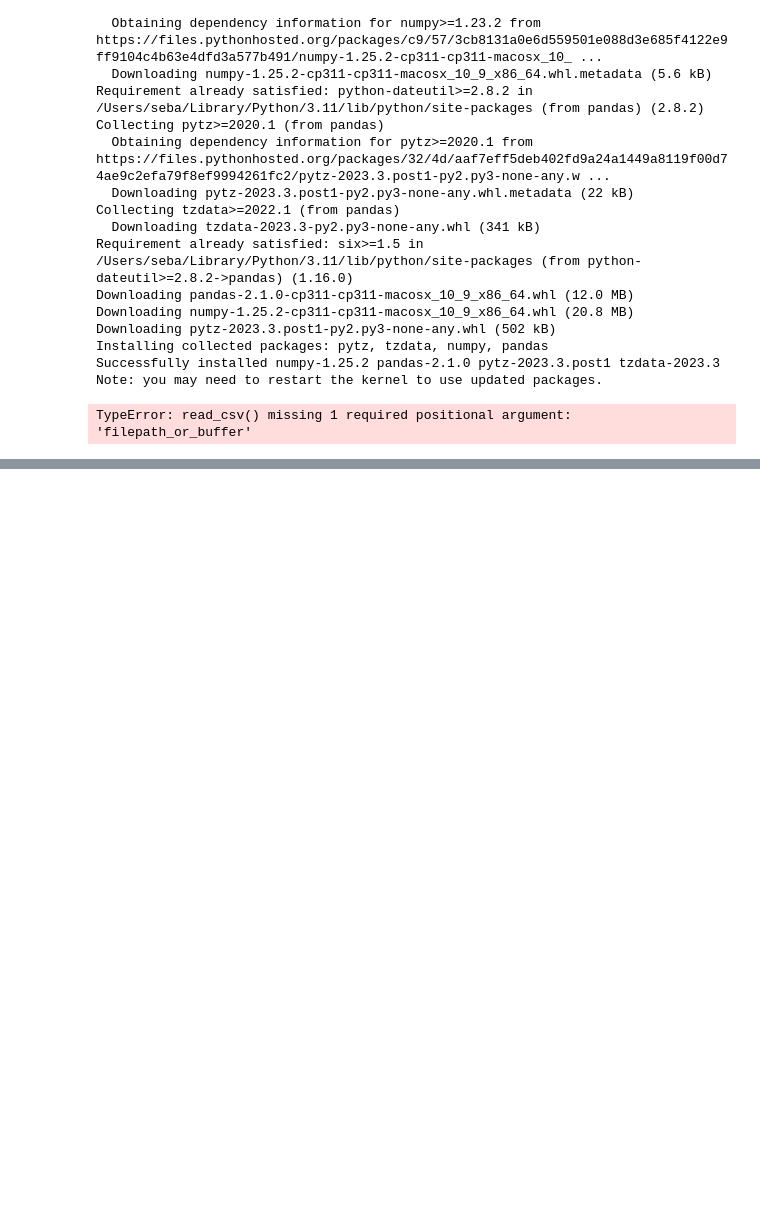
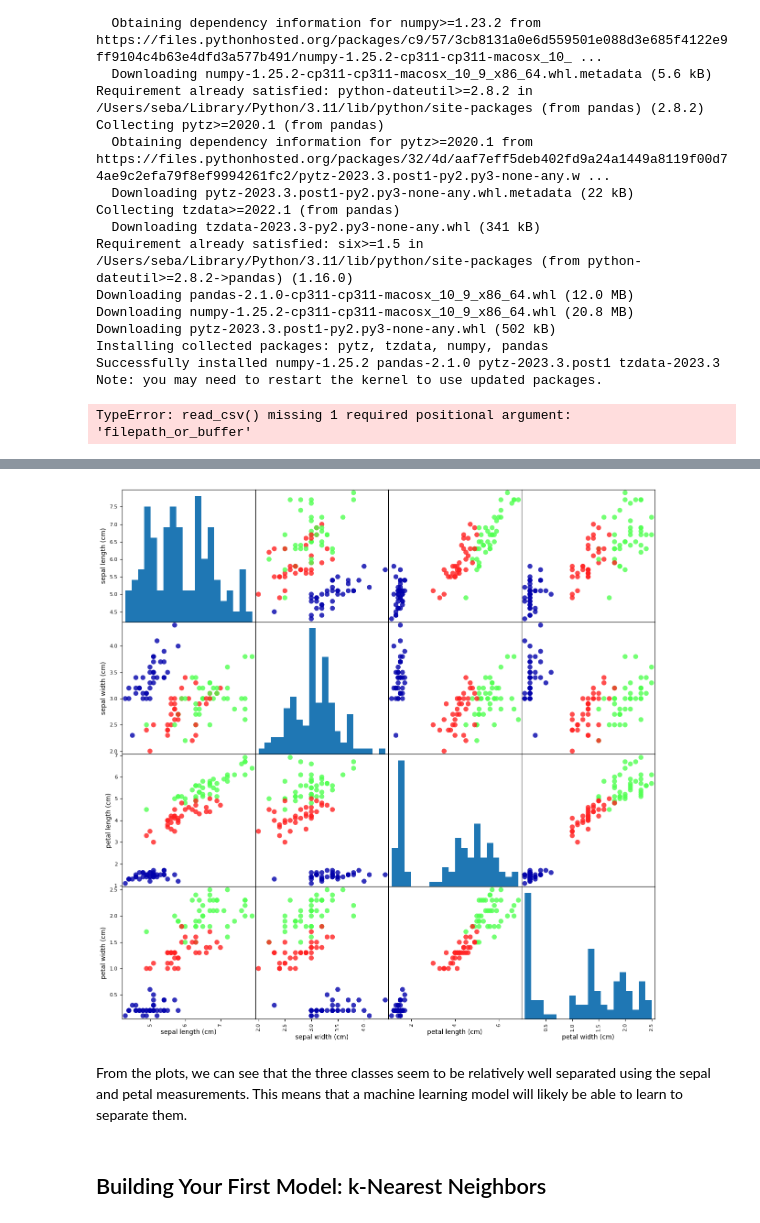
Before and after one commit to saurbina/HW1, a Jupyter notebook: HW1.ipynb, the cells around one changed output, grey strips where cells are left out. Cells and saved outputs as stored; diff of their text form; code cells hidden in the pictures; blank space fills up the shorter version.

```diff
--- a/HW1.ipynb
+++ b/HW1.ipynb
@@ -39,0 +167,5 @@ TypeError: read_csv() missing 1 required positional argument: 'filepath_or_buffe
+# %%
+from sklearn.datasets import load_iris
+iris_dataset = load_iris()
+print("Keys of Iris data set: \n{}".format(iris_dataset.keys()))
+print(iris_dataset['DESCR'][:193] + "\n...")
@@ -39,0 +241,4 @@ TypeError: read_csv() missing 1 required positional argument: 'filepath_or_buffe
+# %%
+from sklearn.model_selection import train_test_split
+X_train_, X_test, y_train, y_test = train_test_split(
+  iris_dataset["data"], iris_dataset["target"], random_state= 0)
@@ -39,0 +270,13 @@ TypeError: read_csv() missing 1 required positional argument: 'filepath_or_buffe
+# %%
+#create dataframe from data in X_train
+#label columns using the string iris_dataset.feature_names
+iris_dataframe = pd.DataFrame(X_train_, columns=iris_dataset.feature_names)
+#create a scatter matrix from the dataframe, color by y_train
+grr = pd.plotting.scatter_matrix(iris_dataframe, c=y_train, figsize=(15,15), marker="o",
+                        hist_kwds={"bins":20}, s=60, alpha=0.8, cmap=mglearn.cm3)
+# %% [output]
+[figure, added]
+# %% [markdown]
+From the plots, we can see that the three classes seem to be relatively well separated using the sepal and petal measurements. This means that a machine learning model will likely be able to learn to separate them.
+# %% [markdown]
+## Building Your First Model: k-Nearest Neighbors
```
Also changed, not shown: parts of 35 cells of this notebook.
